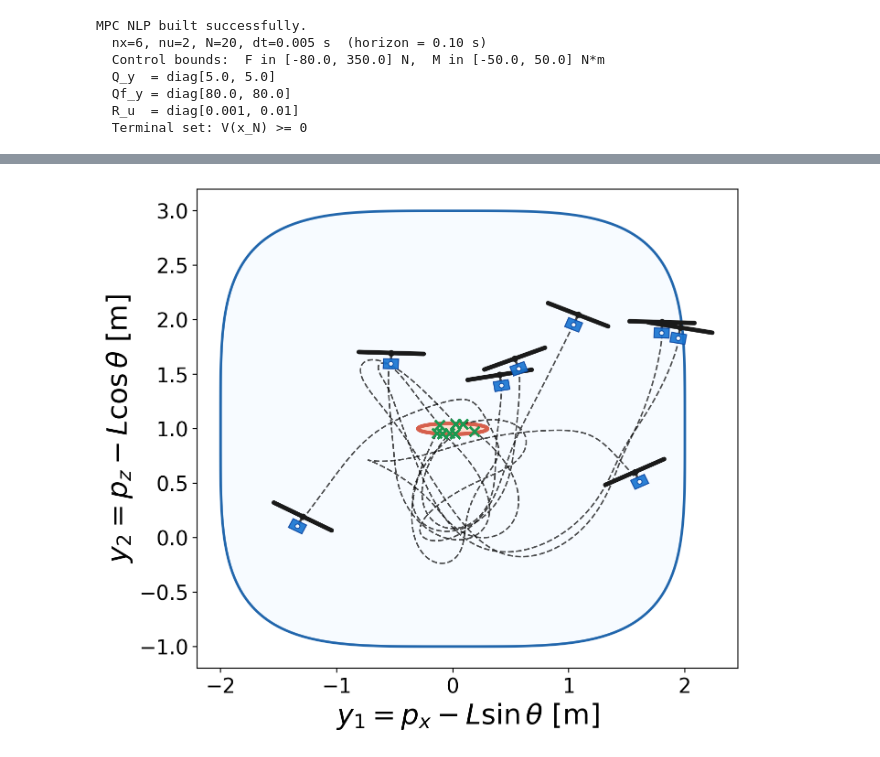
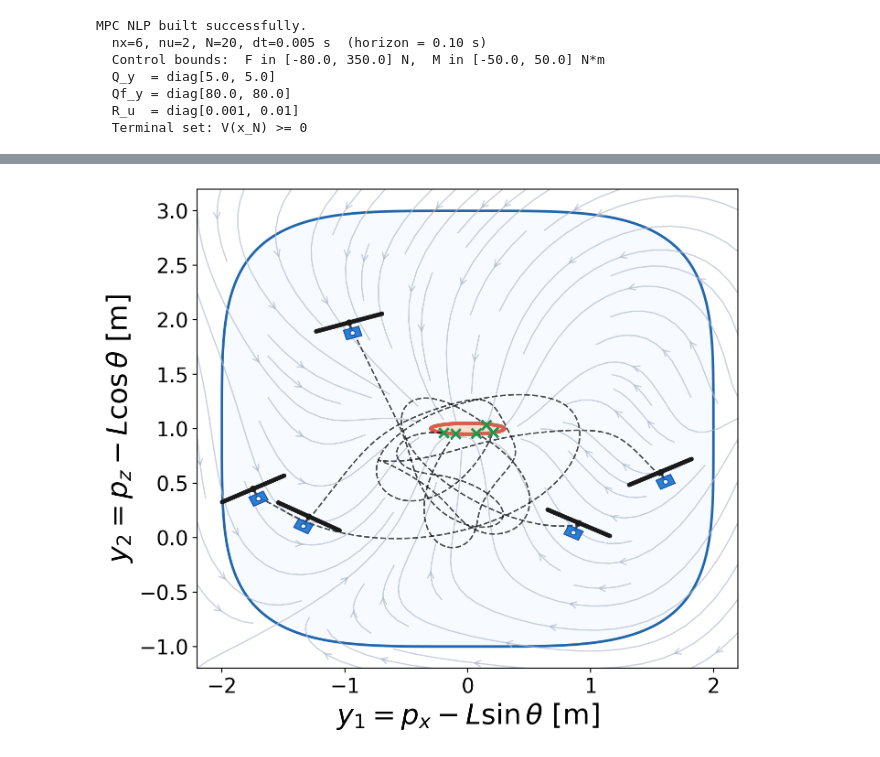
Before and after one commit to Aalto-Nonlinear-Systems-and-Control/reach_avoid_backstepping_MPC, a Jupyter notebook: example_04_mpc.ipynb, the cells around one changed output, grey strips where cells are left out. Saved outputs shown, nothing was run; the diff lists cells and outputs as text; code cells hidden in the pictures.

```diff
--- a/example_04_mpc.ipynb
+++ b/example_04_mpc.ipynb
@@ -19,16 +19,19 @@ import casadi as ca
 import matplotlib.pyplot as plt
 from functional import BetterColor
 
-from sop_bounded_control_ex1_debug_20260314_211732 import (
+from sop_bounded_control_ex4_result_20260315_110901 import (
     u_opt,
     certificate_opt,
+    k1_opt,
 )
 
 u_opt = sp.Matrix(u_opt)
+k1_opt = sp.Matrix(k1_opt)
 
 print("Symbols in u_opt[0] (F):", u_opt[0].free_symbols)
 print("Symbols in u_opt[1] (M):", u_opt[1].free_symbols)
 print("Symbols in certificate_opt:", certificate_opt.free_symbols)
+print("Symbols in k1_opt:", k1_opt.free_symbols)
 print(f"\nCasADi version: {ca.__version__}")
 # %% [output]
 Symbols in u_opt[0] (F): {th, vx, pz, vz, om, px}
@@ -79,6 +83,7 @@ safe_set_x_func = sp.lambdify(state_vars, safe_set_x, "numpy")
 target_set_x_func = sp.lambdify(state_vars, target_set_x, "numpy")
 safe_set_y_func = sp.lambdify([y1, y2], safe_set_y, "numpy")
 target_set_y_func = sp.lambdify([y1, y2], target_set_y, "numpy")
+k1_y_func = sp.lambdify([y1, y2], k1_opt, "numpy")
 hx_func = sp.lambdify(state_vars, hx, "numpy")
 
 print("h(x):", hx.T)
@@ -559,11 +564,11 @@ def draw_quadrotor_at(
     Overlay the planar quadrotor body on a y-space plot at the tip position.
 
     Geometry (all in y-space, which shares the same metric axes as (px,pz)):
-      tip  = (y1_tip, y2_tip)        — nozzle / camera mount = h(x)
-      com  = tip + L*(sin θ, cos θ)  — centre of mass  (L=1 m above tip)
-      bar  = COM ± body_half * perp  — body bar perpendicular to arm
+      tip  = (y1_tip, y2_tip)        -- nozzle / camera mount = h(x)
+      com  = tip + L*(sin theta, cos theta)  -- centre of mass  (L=1 m above tip)
+      bar  = COM +/- body_half * perp  -- body bar perpendicular to arm
       rotors at each bar end
-      camera: filled rect centred at tip, rotated by θ, with a lens dot
+      camera: filled rect centred at tip, rotated by theta, with a lens dot
     """
     s, c = np.sin(th_val), np.cos(th_val)
     tip = np.array([y1_tip, y2_tip])
@@ -624,26 +629,46 @@ def draw_quadrotor_at(
         zorder=25,
     )
 
-    # ── Rotors ────────────────────────────────────────────────────────────
-    # for end in [bar_l, bar_r]:
-    #     ax.add_patch(
-    #         Circle(
-    #             end, rotor_r, facecolor="none", edgecolor="#333333", lw=1.4, zorder=25
-    #         )
-    #     )
-    #     ax.add_patch(Circle(end, rotor_r * 0.18, facecolor="#333333", zorder=26))
-
     # ── COM dot ───────────────────────────────────────────────────────────
     ax.scatter(com[0], com[1], s=16, c="#1a1a1a", zorder=28)
 
 
+def build_k1_vector_field(y1_grid, y2_grid):
+    """Evaluate k1(y) and return 2D vector components U,V on the mesh grid."""
+    k1_eval = np.asarray(k1_y_func(y1_grid, y2_grid), dtype=float)
+    k1_eval = np.squeeze(k1_eval)
+
+    # Typical matrix-valued lambdify output after squeeze: (2, ny, nx).
+    if k1_eval.ndim == 3 and k1_eval.shape[0] >= 2:
+        U = k1_eval[0]
+        V = k1_eval[1]
+        return U, V
+
+    # Fallback: scalar field interpreted as x-direction component only.
+    if k1_eval.ndim == 2 and k1_eval.shape == y1_grid.shape:
+        U = k1_eval
+        V = np.zeros_like(U)
+        return U, V
+
+    # Constant 2-vector fallback.
+    if k1_eval.ndim == 1 and k1_eval.size == 2:
+        U = np.full_like(y1_grid, float(k1_eval[0]))
+        V = np.full_like(y2_grid, float(k1_eval[1]))
+        return U, V
+
+    raise ValueError(f"Unexpected k1_y_func output shape: {k1_eval.shape}")
+
+
 # ── Background: sets ──────────────────────────────────────────────────────────
-n_grid = 500
+n_grid = 800
 y1_g = np.linspace(-2.2, 2.2, n_grid)
 y2_g = np.linspace(-1.2, 3.2, n_grid)
 Y1, Y2 = np.meshgrid(y1_g, y2_g)
 Z_safe_y = safe_set_y_func(Y1, Y2)
 Z_target_y = target_set_y_func(Y1, Y2)
+U_k1, V_k1 = build_k1_vector_field(Y1, Y2)
+U_k1 = np.nan_to_num(U_k1, nan=0.0, posinf=0.0, neginf=0.0)
+V_k1 = np.nan_to_num(V_k1, nan=0.0, posinf=0.0, neginf=0.0)
 
 px_fig = 1 / plt.rcParams["figure.dpi"]
 fig, ax = plt.subplots(figsize=(700 * px_fig, 600 * px_fig), layout="constrained")
@@ -660,39 +685,65 @@ ax.contourf(
 )
 ax.contour(Y1, Y2, Z_target_y, levels=[0], colors=["#d6604d"], linewidths=3, zorder=4)
 
+# k1(y) stream field (without colorbar / quiver)
+speed = np.hypot(U_k1, V_k1)
+finite_speed = speed[np.isfinite(speed)]
+s_ref = np.percentile(finite_speed, 95) if finite_speed.size > 0 else 1.0
+s_ref = max(float(s_ref), 1e-6)
+lw_stream = 0.6 + 1.8 * np.clip(speed / s_ref, 0.0, 1.0)
+
+ax.streamplot(
+    y1_g,
+    y2_g,
+    U_k1,
+    V_k1,
+    density=0.8,
+    # color="#2C7FB8",
+    color=BetterColor.gray0(0.7),
+    # linewidth=lw_stream,
+    # arrowsize=1.0,
+    # minlength=0.15,
+    # maxlength=4.0,
+    # broken_streamlines=True,
+    # zorder=6,
+    linewidth=1,
+    arrowstyle="->",
+    arrowsize=1.2,
+)
+
 # ── Trajectories + quadrotor pose at start ───────────────────────────────────
 for tx in traj_x_mpc_filt:
     ty = hx_func(*tx.T).reshape(2, -1).T  # (T+1, 2)  tip positions in y-space
 
     # Tip trajectory
     ax.plot(
         ty[:, 0], ty[:, 1], color="black", lw=1.2, alpha=0.7, zorder=10, linestyle="--"
     )
 
     # End-point marker
     ax.scatter(
         ty[-1, 0],
         ty[-1, 1],
         s=60,
-        c=BetterColor.green0(),
+        color=BetterColor.green0(),
         marker="x",
         linewidths=2,
         zorder=20,
     )
 
     # ── Quadrotor pose at start ───────────────────────────────────────────
     th0 = float(tx[0, 2])  # attitude angle at t=0
     draw_quadrotor_at(ax, ty[0, 0], ty[0, 1], th0)
 
 fs = 28
 ax.set_xlabel("$y_1 = p_x - L\\sin\\theta$ [m]", fontsize=fs - 6)
 ax.set_ylabel("$y_2 = p_z - L\\cos\\theta$ [m]", fontsize=fs - 6)
 ax.xaxis.set_tick_params(labelsize=16)
 ax.yaxis.set_tick_params(labelsize=16)
 # ax.grid(True, alpha=0.3)
 plt.show()
 # %% [output]
-[figure, old version]
+[figure, new version]
 # %%
 # ── Control inputs F and M along MPC trajectories ────────────────────────────
 px_fig = 1 / plt.rcParams["figure.dpi"]
```
Also changed, not shown: parts of 8 cells of this notebook, 9 other files.
